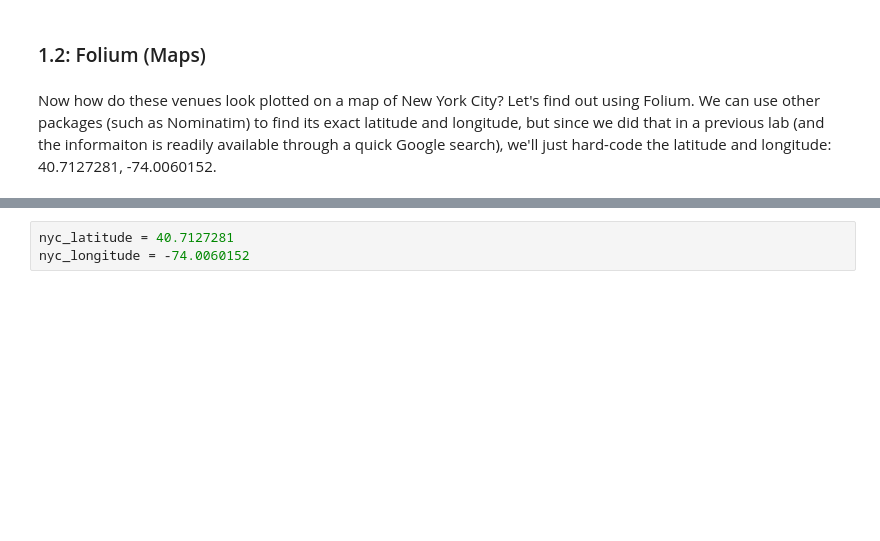
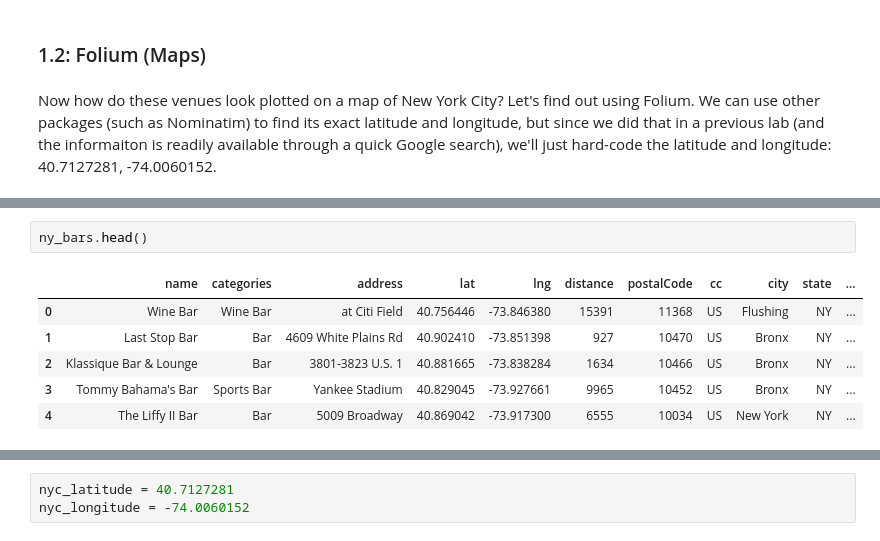
Before and after one commit to kamend0/Coursera_Capstone, a Jupyter notebook: Capstone Project.ipynb, the cells around one changed output, grey strips where cells are left out. Saved outputs shown, nothing was run; the diff lists cells and outputs as text; blank space fills up the shorter version.

```diff
--- a/Capstone Project.ipynb
+++ b/Capstone Project.ipynb
@@ -304,0 +247,9 @@ Now how do these venues look plotted on a map of New York City? Let's find out u
+# %%
+ny_bars.head()
+# %% [output]
+|  | name | categories | address | lat | lng | distance | postalCode | cc | city | state | ... |
+| 0 | Wine Bar | Wine Bar | at Citi Field | 40.756446 | -73.846380 | 15391 | 11368 | US | Flushing | NY | ... |
+| 1 | Last Stop Bar | Bar | 4609 White Plains Rd | 40.902410 | -73.851398 | 927 | 10470 | US | Bronx | NY | ... |
+| 2 | Klassique Bar & Lounge | Bar | 3801-3823 U.S. 1 | 40.881665 | -73.838284 | 1634 | 10466 | US | Bronx | NY | ... |
+| 3 | Tommy Bahama's Bar | Sports Bar | Yankee Stadium | 40.829045 | -73.927661 | 9965 | 10452 | US | Bronx | NY | ... |
+| 4 | The Liffy II Bar | Bar | 5009 Broadway | 40.869042 | -73.917300 | 6555 | 10034 | US | New York | NY | ... |
```
Also changed, not shown: parts of 25 cells of this notebook, 9 other files.
